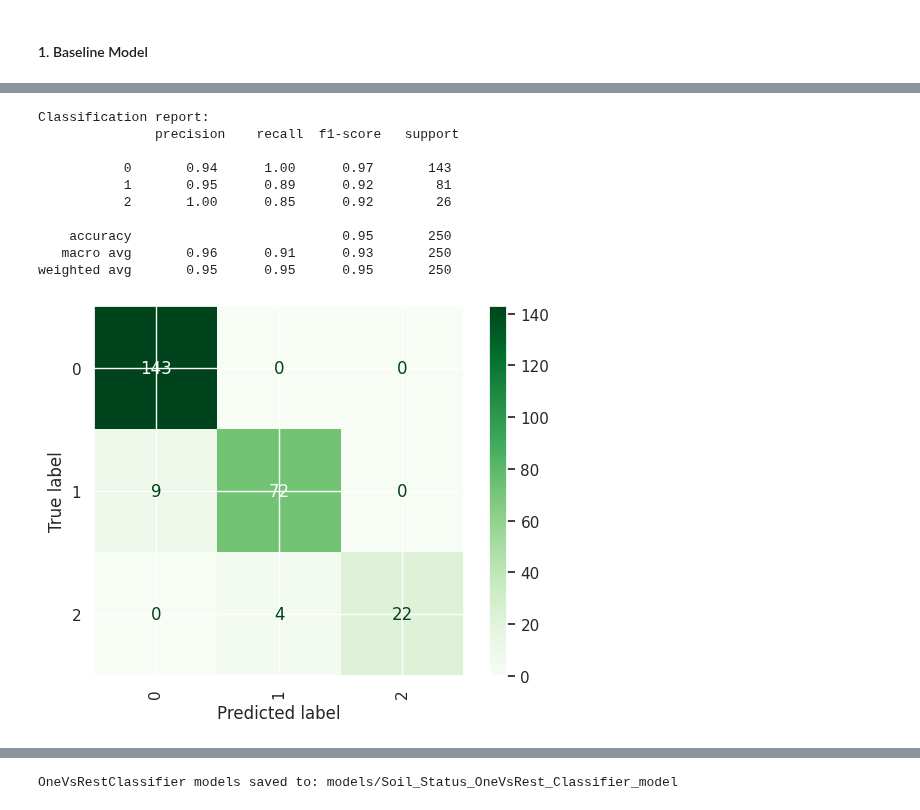
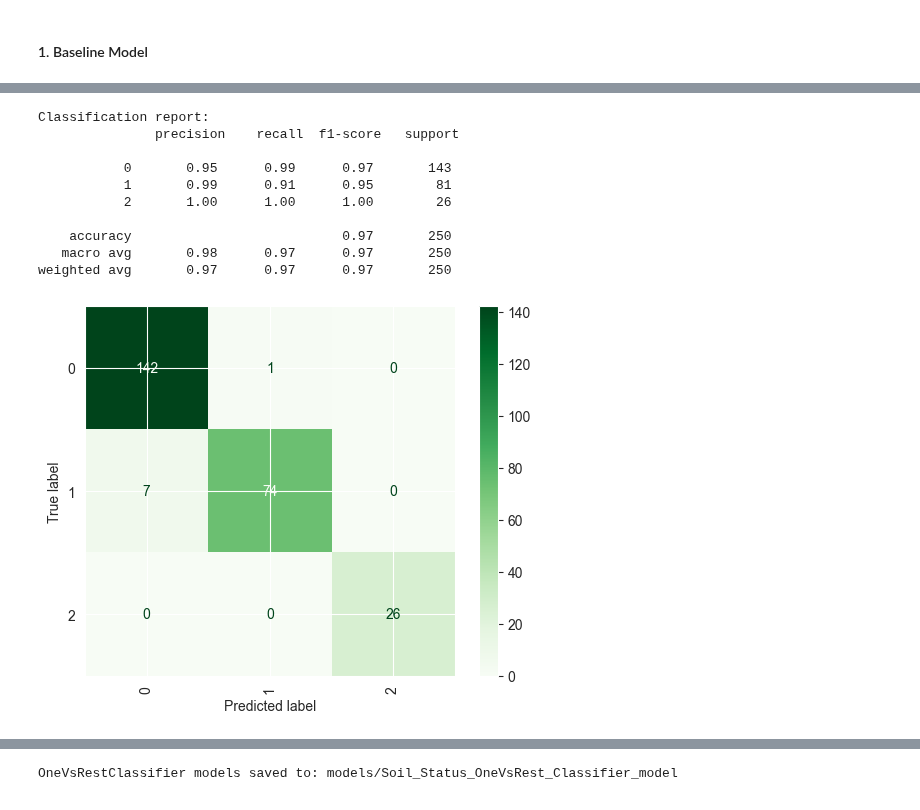
Before and after one commit to oscar066/Kiduka, a Jupyter notebook: notebooks/soil-fertility-status-models-notebook.ipynb, the cells around one changed output, grey strips where cells are left out. Cells and saved outputs as stored; diff of their text form; code cells hidden in the pictures.

Commit message:
:alembic: Model experiments

```diff
--- a/notebooks/index.ipynb
+++ b/notebooks/soil-fertility-status-models-notebook.ipynb
@@ -988,7 +1020,14 @@ from sklearn.metrics import accuracy_score, precision_score, recall_score, f1_sc
 # OneVsRestClassifier with LinearSVC
 
 # Initialize the OneVsRestClassifier with LinearSVC
-OvR_clf = OneVsRestClassifier(LinearSVC(random_state=42, dual=False, max_iter=5000))
+OvR_clf = OneVsRestClassifier(
+    LinearSVC(
+        class_weight='balanced', # Introduces class imbalance handling
+        random_state=42,
+        dual=False,
+        max_iter=5000
+    )
+)
 
 # Fit the model on the training data
 OvR_clf.fit(X_train, y_train)
@@ -1022,23 +1061,23 @@ print("Classification report:\n", classification_report(y_test, y_pred_ovr_clf))
 Classification report:
                precision    recall  f1-score   support
 
-           0       0.94      1.00      0.97       143
-           1       0.95      0.89      0.92        81
-           2       1.00      0.85      0.92        26
+           0       0.95      0.99      0.97       143
+           1       0.99      0.91      0.95        81
+           2       1.00      1.00      1.00        26
 
-    accuracy                           0.95       250
-   macro avg       0.96      0.91      0.93       250
-weighted avg       0.95      0.95      0.95       250
+    accuracy                           0.97       250
+   macro avg       0.98      0.97      0.97       250
+weighted avg       0.97      0.97      0.97       250
 # %%
 from sklearn.metrics import confusion_matrix, ConfusionMatrixDisplay
 
 cm = confusion_matrix(y_test, y_pred_ovr_clf, labels=OvR_clf.classes_)
 disp = ConfusionMatrixDisplay(confusion_matrix=cm, display_labels=OvR_clf.classes_)
 disp.plot(cmap='Greens')
 plt.xticks(rotation=90)
 
 # Saving the plot
-plot_path = 'eda_charts/models_evals/one_versus_rest_confusion_matrix.png'
+plot_path = '../eda_charts/models_evals/one_versus_rest_confusion_matrix.png'
 plt.savefig(plot_path)
 # %% [output]
-[figure, old version]
+[figure, new version]
```
Also changed, not shown: parts of 42 cells of this notebook, 19 other files.
